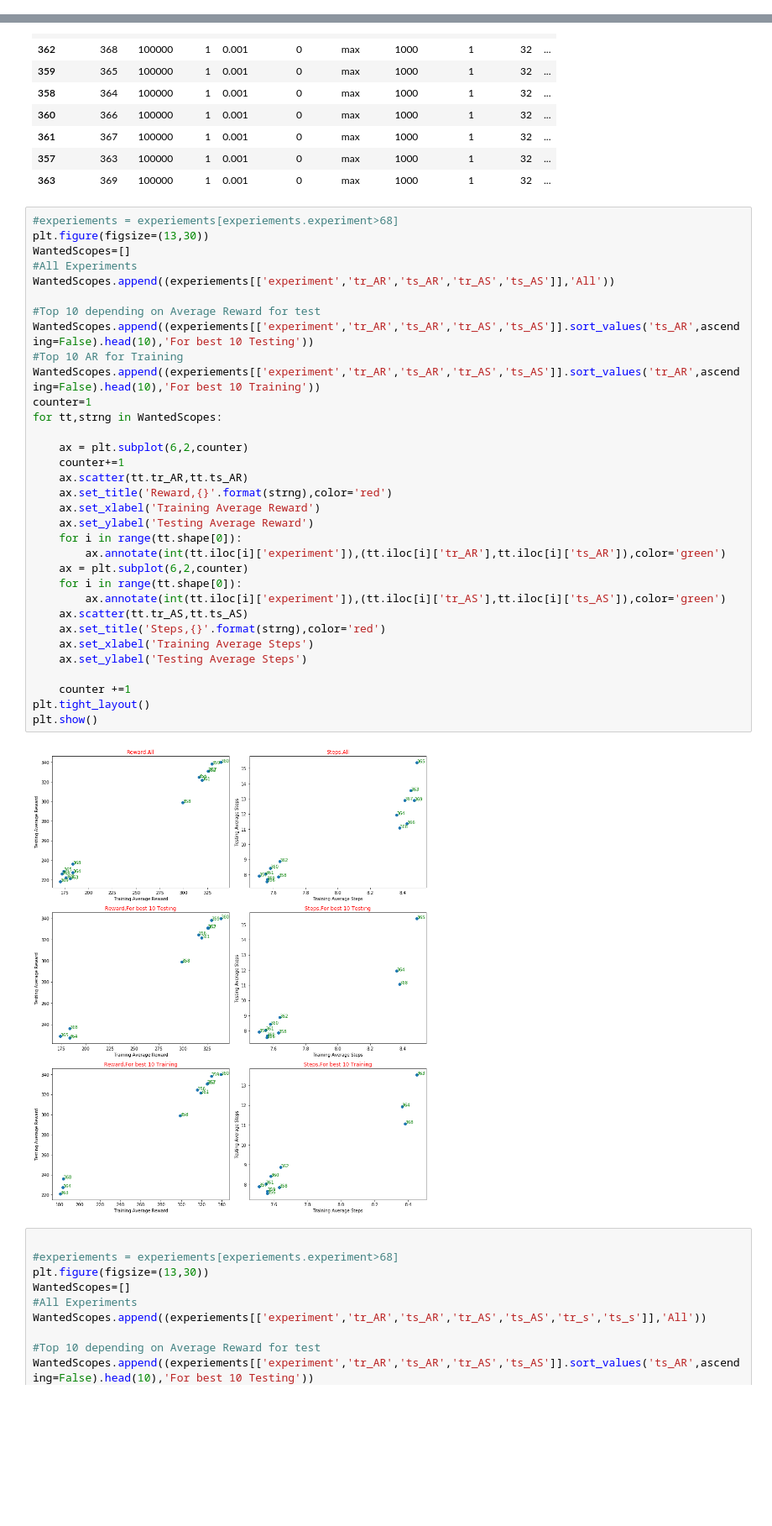
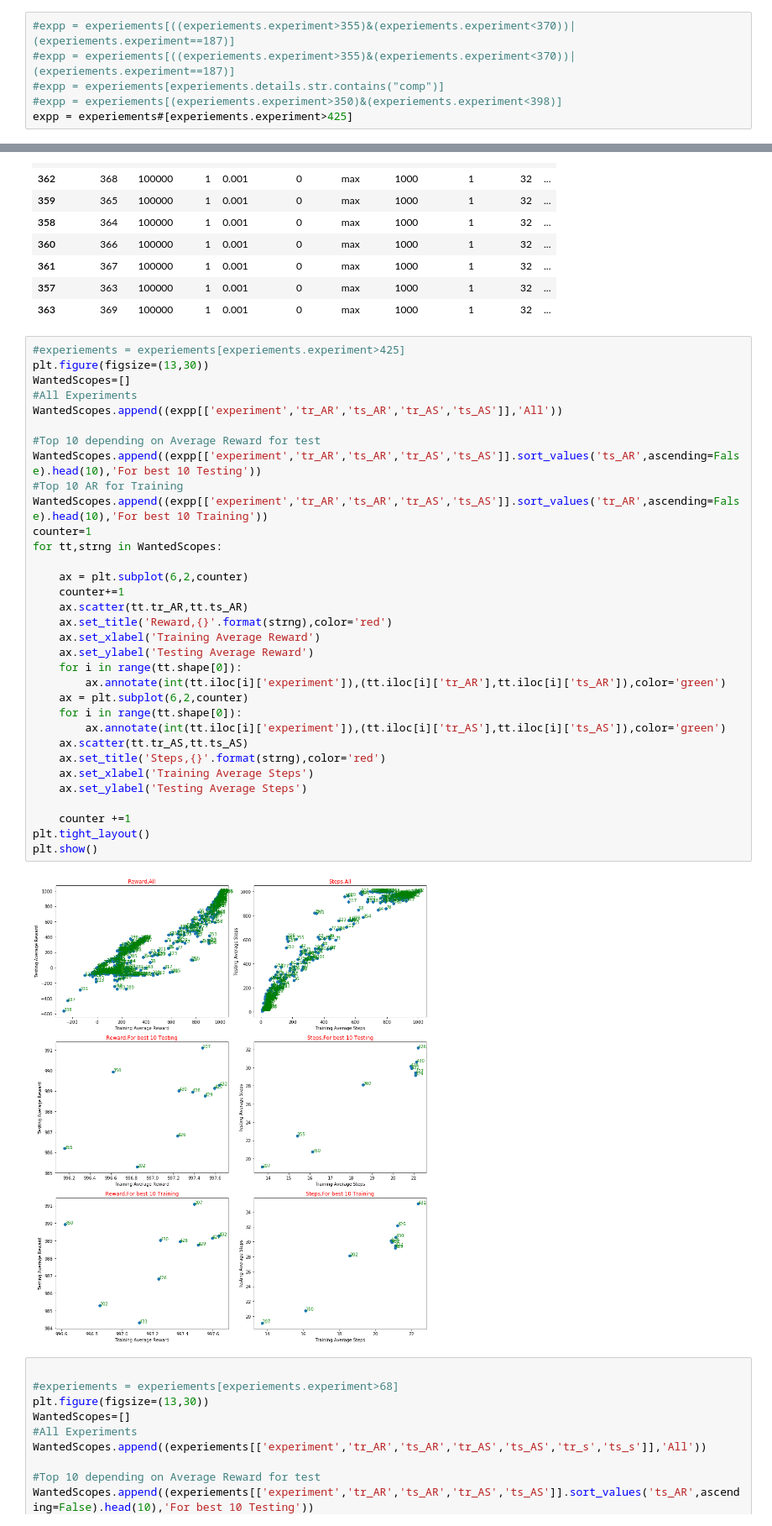
Before and after one commit to aqeel13932/APES_PT, a Jupyter notebook: output/Analysis.ipynb, the cells around one changed output, grey strips where cells are left out. Shown at 84% size. Saved outputs shown, nothing was run; the diff lists cells and outputs as text; blank space fills up the shorter version.

```diff
--- a/output/Analysis.ipynb
+++ b/output/Analysis.ipynb
@@ -66,0 +43,6 @@ expp.sort_values('tr_AR',ascending=False)
+# %%
+#expp = experiements[((experiements.experiment>355)&(experiements.experiment<370))|(experiements.experiment==187)]
+#expp = experiements[((experiements.experiment>355)&(experiements.experiment<370))|(experiements.experiment==187)]
+#expp = experiements[experiements.details.str.contains("comp")]
+#expp = experiements[(experiements.experiment>350)&(experiements.experiment<398)]
+expp = experiements#[experiements.experiment>425]
@@ -83,40 +79,40 @@ experiements.sort_values('ts_AR',ascending=False)
 | 357 | 363 | 100000 | 1 | 0.001 | 0 | max | 1000 | 1 | 32 | ... |
 | 363 | 369 | 100000 | 1 | 0.001 | 0 | max | 1000 | 1 | 32 | ... |
 # %%
-#experiements = experiements[experiements.experiment>68]
+#experiements = experiements[experiements.experiment>425]
 plt.figure(figsize=(13,30))
 WantedScopes=[]
 #All Experiments
-WantedScopes.append((experiements[['experiment','tr_AR','ts_AR','tr_AS','ts_AS']],'All'))
+WantedScopes.append((expp[['experiment','tr_AR','ts_AR','tr_AS','ts_AS']],'All'))
 
 #Top 10 depending on Average Reward for test
-WantedScopes.append((experiements[['experiment','tr_AR','ts_AR','tr_AS','ts_AS']].sort_values('ts_AR',ascending=False).head(10),'For best 10 Testing'))
+WantedScopes.append((expp[['experiment','tr_AR','ts_AR','tr_AS','ts_AS']].sort_values('ts_AR',ascending=False).head(10),'For best 10 Testing'))
 #Top 10 AR for Training
-WantedScopes.append((experiements[['experiment','tr_AR','ts_AR','tr_AS','ts_AS']].sort_values('tr_AR',ascending=False).head(10),'For best 10 Training'))
+WantedScopes.append((expp[['experiment','tr_AR','ts_AR','tr_AS','ts_AS']].sort_values('tr_AR',ascending=False).head(10),'For best 10 Training'))
 counter=1
 for tt,strng in WantedScopes:
 
     ax = plt.subplot(6,2,counter)
     counter+=1
     ax.scatter(tt.tr_AR,tt.ts_AR)
     ax.set_title('Reward,{}'.format(strng),color='red')
     ax.set_xlabel('Training Average Reward')
     ax.set_ylabel('Testing Average Reward')
     for i in range(tt.shape[0]):
         ax.annotate(int(tt.iloc[i]['experiment']),(tt.iloc[i]['tr_AR'],tt.iloc[i]['ts_AR']),color='green')
     ax = plt.subplot(6,2,counter)
     for i in range(tt.shape[0]):
         ax.annotate(int(tt.iloc[i]['experiment']),(tt.iloc[i]['tr_AS'],tt.iloc[i]['ts_AS']),color='green')
     ax.scatter(tt.tr_AS,tt.ts_AS)
     ax.set_title('Steps,{}'.format(strng),color='red')
     ax.set_xlabel('Training Average Steps')
     ax.set_ylabel('Testing Average Steps')
 
     counter +=1
 plt.tight_layout()
 plt.show()
 # %% [output]
-[figure, old version]
+[figure, new version]
 # %%
 
 #experiements = experiements[experiements.experiment>68]
```
Also changed, not shown: parts of 14 cells of this notebook.
